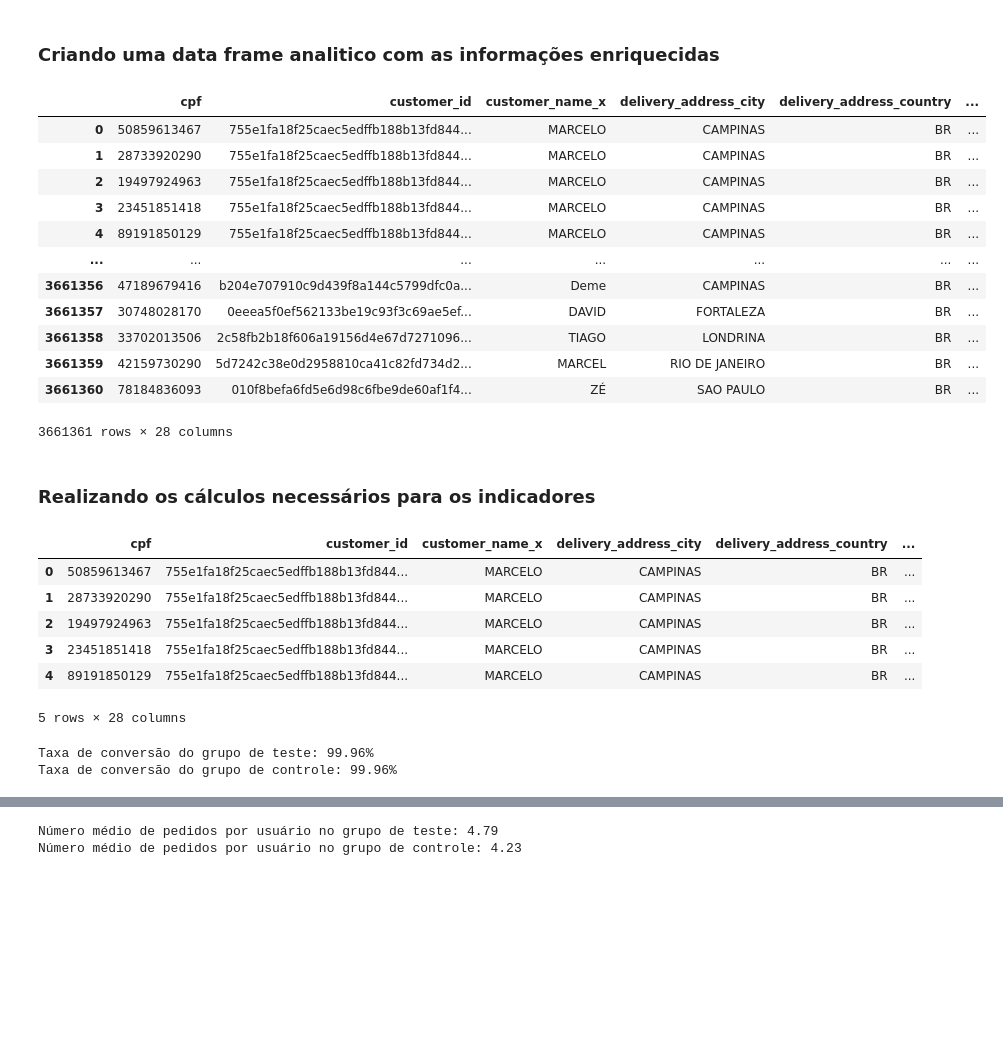
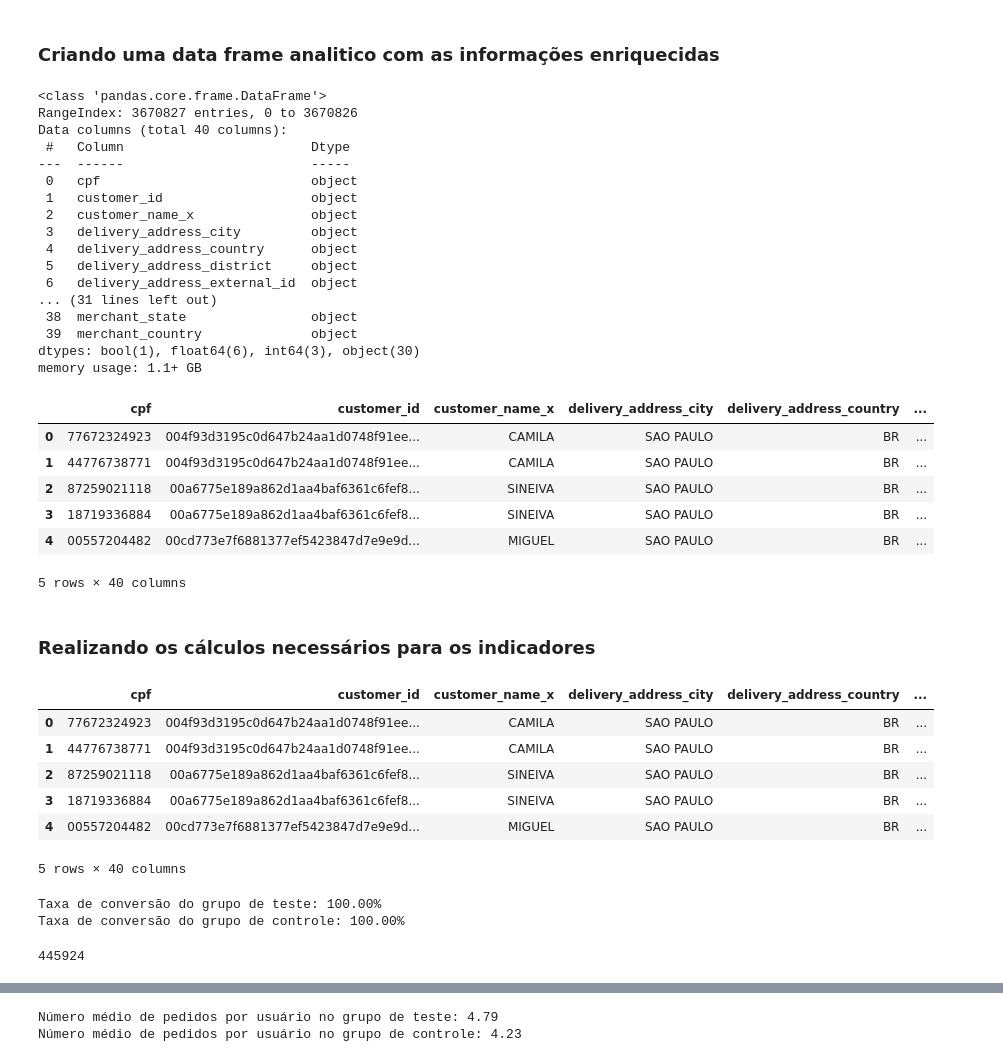
Before and after one commit to italostatonato/case_tec_data, a Jupyter notebook: etl_v1.ipynb, the cells around one changed output, grey strips where cells are left out. Drawn from its saved outputs; the diff is of its cells as text; code cells hidden in the pictures; blank space fills up the shorter version.

```diff
--- a/etl_v1.ipynb
+++ b/etl_v1.ipynb
@@ -168,27 +159,41 @@ A/B Test DataFrame:
 # %% [markdown]
 ### Criando uma data frame analitico com as informações enriquecidas
 # %%
-df_anl = pd.merge(df_orders, df_consumer, left_on='customer_id', right_on='customer_id', how='inner')
+df_anl = pd.merge(df_orders, df_consumer, left_on='customer_id', right_on='customer_id', how='outer')
 # %%
 df_anl = df_anl.drop(columns=['customer_name_y'])
 # %%
-df_anl_comp = pd.merge(df_anl, df_ab_test, left_on='customer_id', right_on='customer_id', how='right')
+df_anl_inter = pd.merge(df_anl, df_ab_test, left_on='customer_id', right_on='customer_id', how='outer')
+# %%
+df_anl_comp = pd.merge(df_anl_inter, df_restaurant, left_on='merchant_id', right_on='id', how='outer')
 # %%
-df_anl_comp
+df_anl_comp.info()
+df_anl_comp.head()
 # %% [output]
+<class 'pandas.core.frame.DataFrame'>
+RangeIndex: 3670827 entries, 0 to 3670826
+Data columns (total 40 columns):
+ #   Column                        Dtype
+---  ------                        -----
+ 0   cpf                           object
+ 1   customer_id                   object
+ 2   customer_name_x               object
+ 3   delivery_address_city         object
+ 4   delivery_address_country      object
+ 5   delivery_address_district     object
+ 6   delivery_address_external_id  object
+... (31 lines left out)
+ 38  merchant_state                object
+ 39  merchant_country              object
+dtypes: bool(1), float64(6), int64(3), object(30)
+memory usage: 1.1+ GB
 |  | cpf | customer_id | customer_name_x | delivery_address_city | delivery_address_country | ... |
-| 0 | 50859613467 | 755e1fa18f25caec5edffb188b13fd844... | MARCELO | CAMPINAS | BR | ... |
-| 1 | 28733920290 | 755e1fa18f25caec5edffb188b13fd844... | MARCELO | CAMPINAS | BR | ... |
-| 2 | 19497924963 | 755e1fa18f25caec5edffb188b13fd844... | MARCELO | CAMPINAS | BR | ... |
-| 3 | 23451851418 | 755e1fa18f25caec5edffb188b13fd844... | MARCELO | CAMPINAS | BR | ... |
-| 4 | 89191850129 | 755e1fa18f25caec5edffb188b13fd844... | MARCELO | CAMPINAS | BR | ... |
-| ... | ... | ... | ... | ... | ... | ... |
-| 3661356 | 47189679416 | b204e707910c9d439f8a144c5799dfc0a... | Deme | CAMPINAS | BR | ... |
-| 3661357 | 30748028170 | 0eeea5f0ef562133be19c93f3c69ae5ef... | DAVID | FORTALEZA | BR | ... |
-| 3661358 | 33702013506 | 2c58fb2b18f606a19156d4e67d7271096... | TIAGO | LONDRINA | BR | ... |
-| 3661359 | 42159730290 | 5d7242c38e0d2958810ca41c82fd734d2... | MARCEL | RIO DE JANEIRO | BR | ... |
-| 3661360 | 78184836093 | 010f8befa6fd5e6d98c6fbe9de60af1f4... | ZÉ | SAO PAULO | BR | ... |
+| 0 | 77672324923 | 004f93d3195c0d647b24aa1d0748f91ee... | CAMILA | SAO PAULO | BR | ... |
+| 1 | 44776738771 | 004f93d3195c0d647b24aa1d0748f91ee... | CAMILA | SAO PAULO | BR | ... |
+| 2 | 87259021118 | 00a6775e189a862d1aa4baf6361c6fef8... | SINEIVA | SAO PAULO | BR | ... |
+| 3 | 18719336884 | 00a6775e189a862d1aa4baf6361c6fef8... | SINEIVA | SAO PAULO | BR | ... |
+| 4 | 00557204482 | 00cd773e7f6881377ef5423847d7e9e9d... | MIGUEL | SAO PAULO | BR | ... |
-3661361 rows × 28 columns
+5 rows × 40 columns
 # %%
 # Dividir o DataFrame entre grupo de teste e controle
 grupo_teste = df_anl_comp[df_anl_comp['is_target'] == 'target']
@@ -199,21 +204,25 @@ grupo_controle = df_anl_comp[df_anl_comp['is_target'] == 'control']
 grupo_teste.head()
 # %% [output]
 |  | cpf | customer_id | customer_name_x | delivery_address_city | delivery_address_country | ... |
-| 0 | 50859613467 | 755e1fa18f25caec5edffb188b13fd844... | MARCELO | CAMPINAS | BR | ... |
-| 1 | 28733920290 | 755e1fa18f25caec5edffb188b13fd844... | MARCELO | CAMPINAS | BR | ... |
-| 2 | 19497924963 | 755e1fa18f25caec5edffb188b13fd844... | MARCELO | CAMPINAS | BR | ... |
-| 3 | 23451851418 | 755e1fa18f25caec5edffb188b13fd844... | MARCELO | CAMPINAS | BR | ... |
-| 4 | 89191850129 | 755e1fa18f25caec5edffb188b13fd844... | MARCELO | CAMPINAS | BR | ... |
+| 0 | 77672324923 | 004f93d3195c0d647b24aa1d0748f91ee... | CAMILA | SAO PAULO | BR | ... |
+| 1 | 44776738771 | 004f93d3195c0d647b24aa1d0748f91ee... | CAMILA | SAO PAULO | BR | ... |
+| 2 | 87259021118 | 00a6775e189a862d1aa4baf6361c6fef8... | SINEIVA | SAO PAULO | BR | ... |
+| 3 | 18719336884 | 00a6775e189a862d1aa4baf6361c6fef8... | SINEIVA | SAO PAULO | BR | ... |
+| 4 | 00557204482 | 00cd773e7f6881377ef5423847d7e9e9d... | MIGUEL | SAO PAULO | BR | ... |
-5 rows × 28 columns
+5 rows × 40 columns
-# %%
-# Número de usuários que realizaram pelo menos um pedido
-taxa_conversao_teste = grupo_teste[grupo_teste['order_id'].notnull()]['customer_id'].nunique() / grupo_teste['customer_id'].nunique()
-taxa_conversao_controle = grupo_controle[grupo_controle['order_id'].notnull()]['customer_id'].nunique() / grupo_controle['customer_id'].nunique()
-print(f"Taxa de conversão do grupo de teste: {taxa_conversao_teste:.2%}")
-print(f"Taxa de conversão do grupo de controle: {taxa_conversao_controle:.2%}")
-# %% [output]
-Taxa de conversão do grupo de teste: 99.96%
-Taxa de conversão do grupo de controle: 99.96%
+# %%
+# Taxa de conversão
+taxa_conversao_teste = grupo_teste[grupo_teste['order_id'].notnull()]['customer_id'].nunique() / grupo_teste['customer_id'].nunique()
+taxa_conversao_controle = grupo_controle[grupo_controle['order_id'].notnull()]['customer_id'].nunique() / grupo_controle['customer_id'].nunique()
+print(f"Taxa de conversão do grupo de teste: {taxa_conversao_teste:.2%}")
+print(f"Taxa de conversão do grupo de controle: {taxa_conversao_controle:.2%}")
+# %% [output]
+Taxa de conversão do grupo de teste: 100.00%
+Taxa de conversão do grupo de controle: 100.00%
+# %%
+grupo_teste[grupo_teste['order_id'].notnull()]['customer_id'].nunique()
+# %% [output]
+445924
 # %%
 # AOV (Valor médio de pedido)
 aov_teste = grupo_teste.groupby('customer_id')['order_total_amount'].sum().mean()
```
Also changed, not shown: parts of 17 cells of this notebook.
